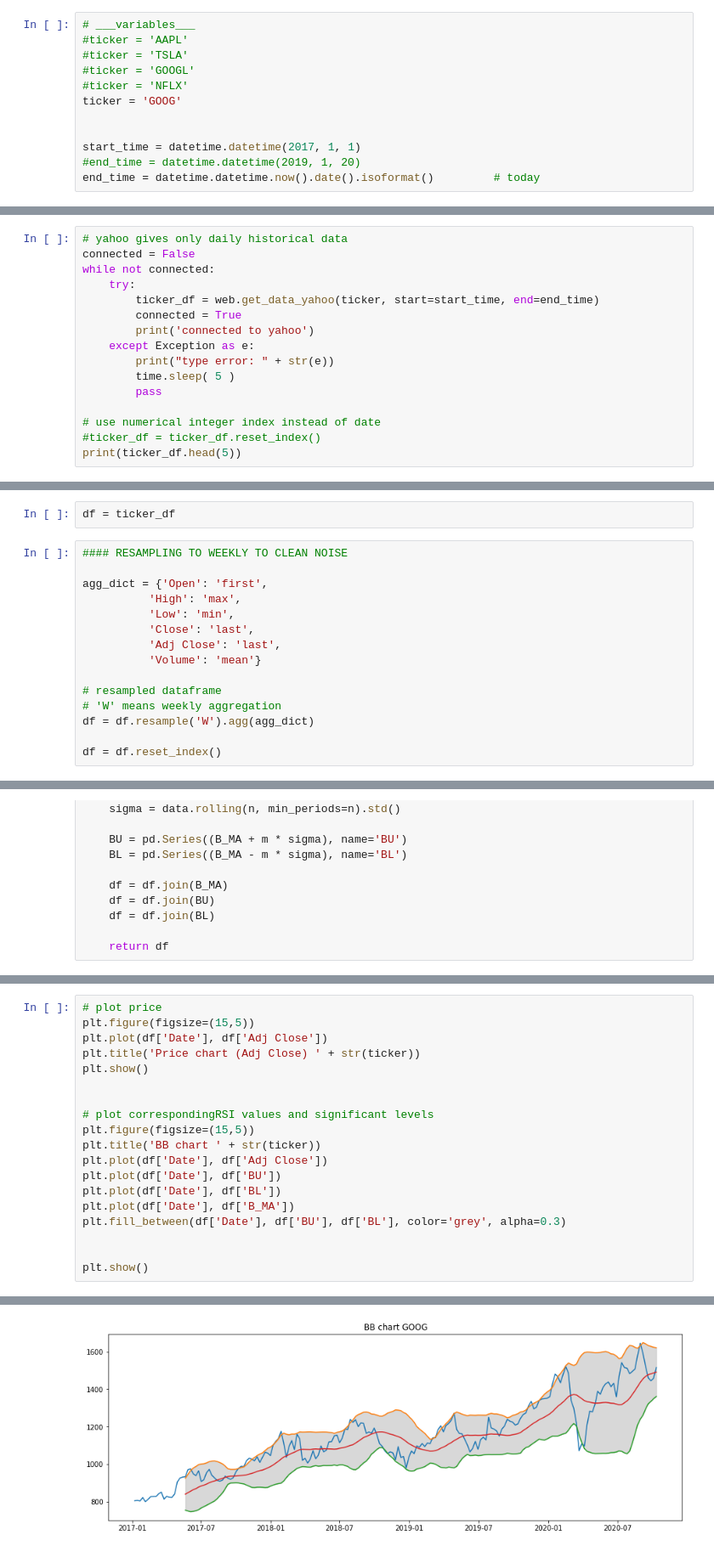
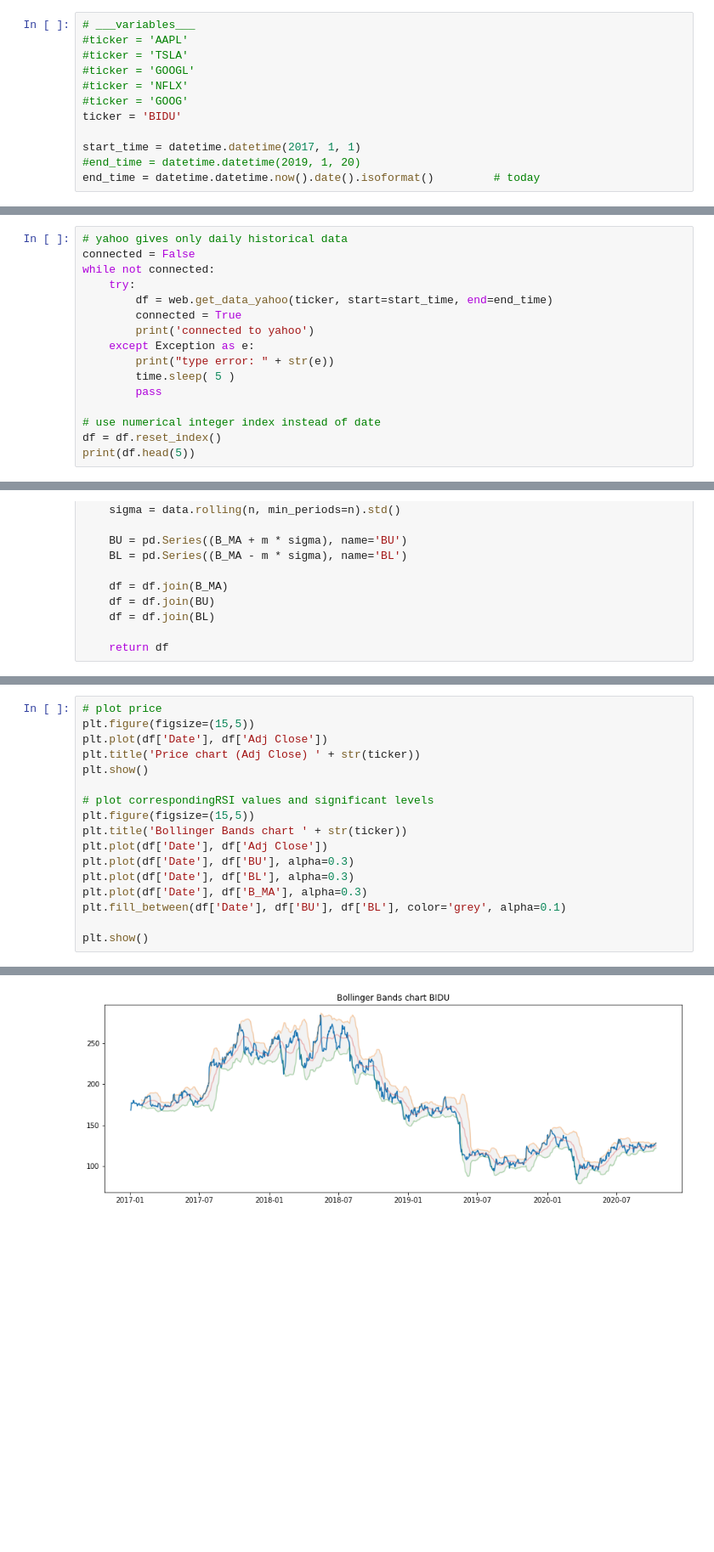
Before and after one commit to tristcoil/technical_indicators, a Jupyter notebook: Bollinger Bands.ipynb, the cells around one changed output, grey strips where cells are left out. Shown at 85% size. Saved outputs shown, nothing was run; the diff lists cells and outputs as text; blank space fills up the shorter version.

```diff
--- a/Bollinger Bands.ipynb
+++ b/Bollinger Bands.ipynb
@@ -49,8 +64,8 @@ import yfinance as yahoo_finance
 #ticker = 'TSLA'
 #ticker = 'GOOGL'
 #ticker = 'NFLX'
-ticker = 'GOOG'
-
+#ticker = 'GOOG'
+ticker = 'BIDU'
 
 start_time = datetime.datetime(2017, 1, 1)
 #end_time = datetime.datetime(2019, 1, 20)
@@ -60,7 +77,7 @@ end_time = datetime.datetime.now().date().isoformat()         # today
 connected = False
 while not connected:
     try:
-        ticker_df = web.get_data_yahoo(ticker, start=start_time, end=end_time)
+        df = web.get_data_yahoo(ticker, start=start_time, end=end_time)
         connected = True
         print('connected to yahoo')
     except Exception as e:
@@ -69,7 +86,7 @@ while not connected:
         pass
 
 # use numerical integer index instead of date
-#ticker_df = ticker_df.reset_index()
-print(ticker_df.head(5))
+df = df.reset_index()
+print(df.head(5))
 # %% [output]
 connected to yahoo
@@ -83,17 +98,0 @@ Date
-# %%
-df = ticker_df
-# %%
-#### RESAMPLING TO WEEKLY TO CLEAN NOISE
-
-agg_dict = {'Open': 'first',
-          'High': 'max',
-          'Low': 'min',
-          'Close': 'last',
-          'Adj Close': 'last',
-          'Volume': 'mean'}
-
-# resampled dataframe
-# 'W' means weekly aggregation
-df = df.resample('W').agg(agg_dict)
-
-df = df.reset_index()
@@ -171,16 +152,14 @@ plt.plot(df['Date'], df['Adj Close'])
 plt.title('Price chart (Adj Close) ' + str(ticker))
 plt.show()
 
-
 # plot correspondingRSI values and significant levels
 plt.figure(figsize=(15,5))
-plt.title('BB chart ' + str(ticker))
+plt.title('Bollinger Bands chart ' + str(ticker))
 plt.plot(df['Date'], df['Adj Close'])
-plt.plot(df['Date'], df['BU'])
-plt.plot(df['Date'], df['BL'])
-plt.plot(df['Date'], df['B_MA'])
-plt.fill_between(df['Date'], df['BU'], df['BL'], color='grey', alpha=0.3)
-
+plt.plot(df['Date'], df['BU'], alpha=0.3)
+plt.plot(df['Date'], df['BL'], alpha=0.3)
+plt.plot(df['Date'], df['B_MA'], alpha=0.3)
+plt.fill_between(df['Date'], df['BU'], df['BL'], color='grey', alpha=0.1)
 
 plt.show()
 # %% [output]
@@ -188 +167 @@ plt.show()
-[figure, old version]
+[figure, new version]
```
Also changed, not shown: parts of 26 cells of this notebook.
